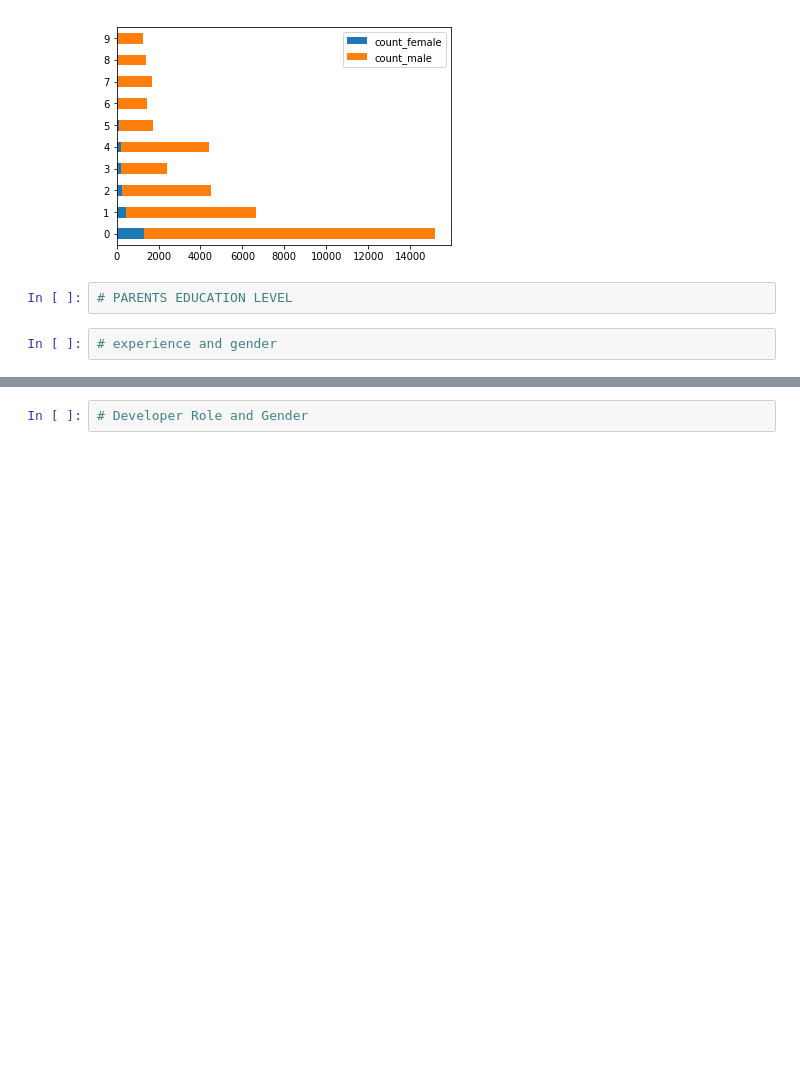
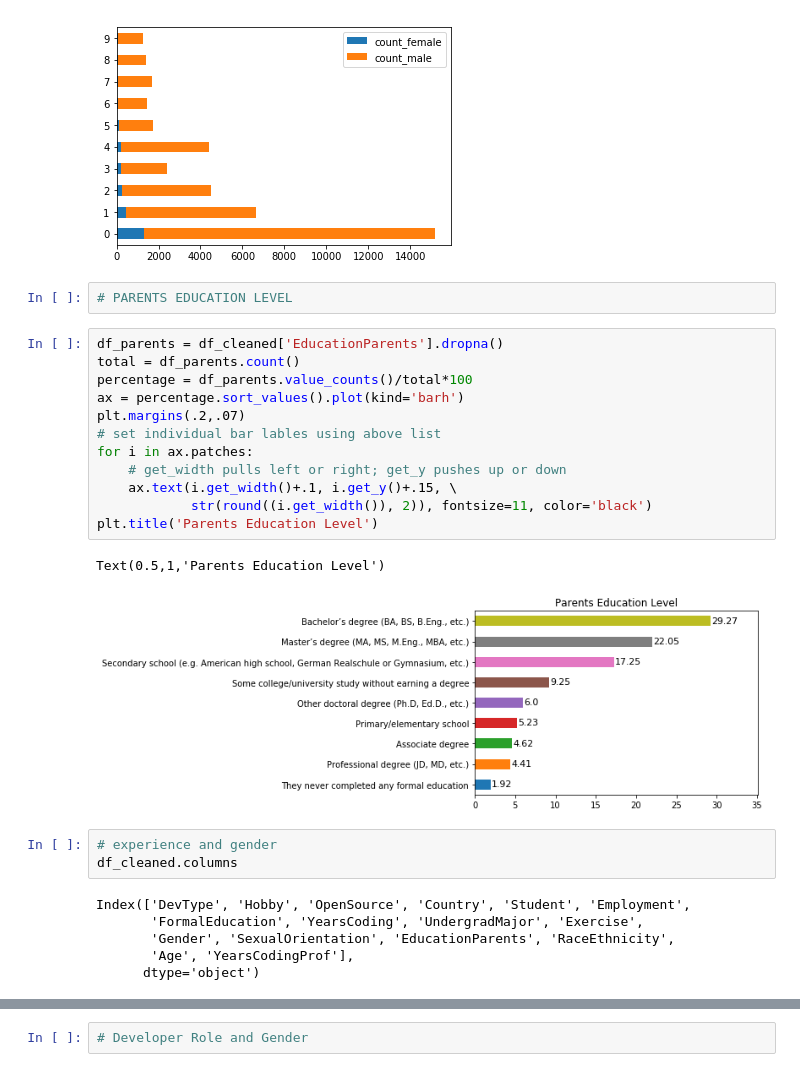
Before and after one commit to kuldeepemol/tech-nerds, a Jupyter notebook: Developer Profile.ipynb, the cells around one changed output, grey strips where cells are left out. Cells and saved outputs as stored; diff of their text form; blank space fills up the shorter version.

Commit message:
Parents Education

```diff
--- a/Developer Profile.ipynb
+++ b/Developer Profile.ipynb
@@ -224,5 +270,27 @@ plt.savefig("Images/DevelopersGenderAnalysisBarChart.png")
 [figure]
 # %%
 # PARENTS EDUCATION LEVEL
+# %%
+df_parents = df_cleaned['EducationParents'].dropna()
+total = df_parents.count()
+percentage = df_parents.value_counts()/total*100
+ax = percentage.sort_values().plot(kind='barh')
+plt.margins(.2,.07)
+# set individual bar lables using above list
+for i in ax.patches:
+    # get_width pulls left or right; get_y pushes up or down
+    ax.text(i.get_width()+.1, i.get_y()+.15, \
+            str(round((i.get_width()), 2)), fontsize=11, color='black')
+plt.title('Parents Education Level')
+# %% [output]
+Text(0.5,1,'Parents Education Level')
+[figure, added]
 # %%
 # experience and gender
+df_cleaned.columns
+# %% [output]
+Index(['DevType', 'Hobby', 'OpenSource', 'Country', 'Student', 'Employment',
+       'FormalEducation', 'YearsCoding', 'UndergradMajor', 'Exercise',
+       'Gender', 'SexualOrientation', 'EducationParents', 'RaceEthnicity',
+       'Age', 'YearsCodingProf'],
+      dtype='object')
```
Also changed, not shown: parts of 15 cells of this notebook, 6 other files.
